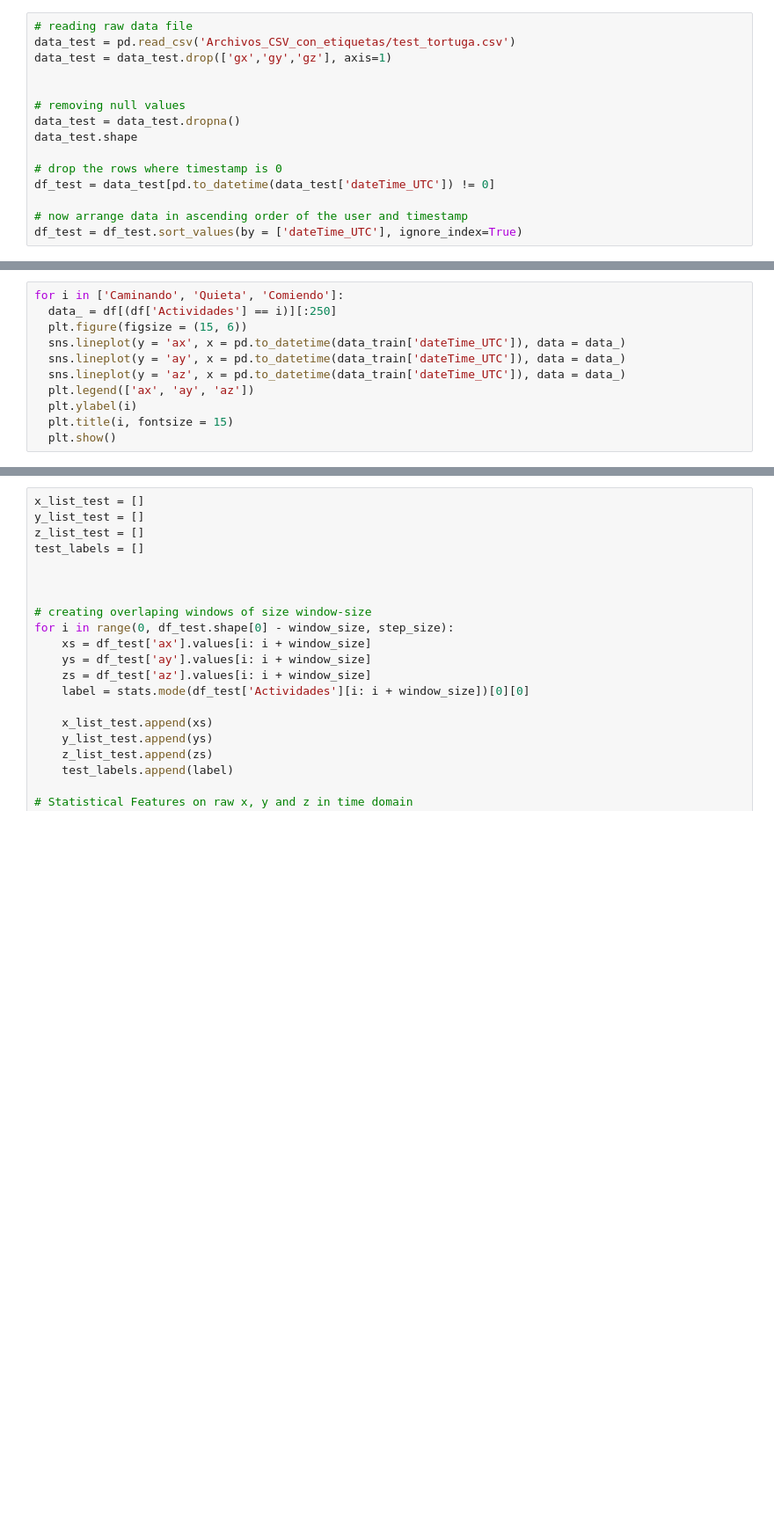
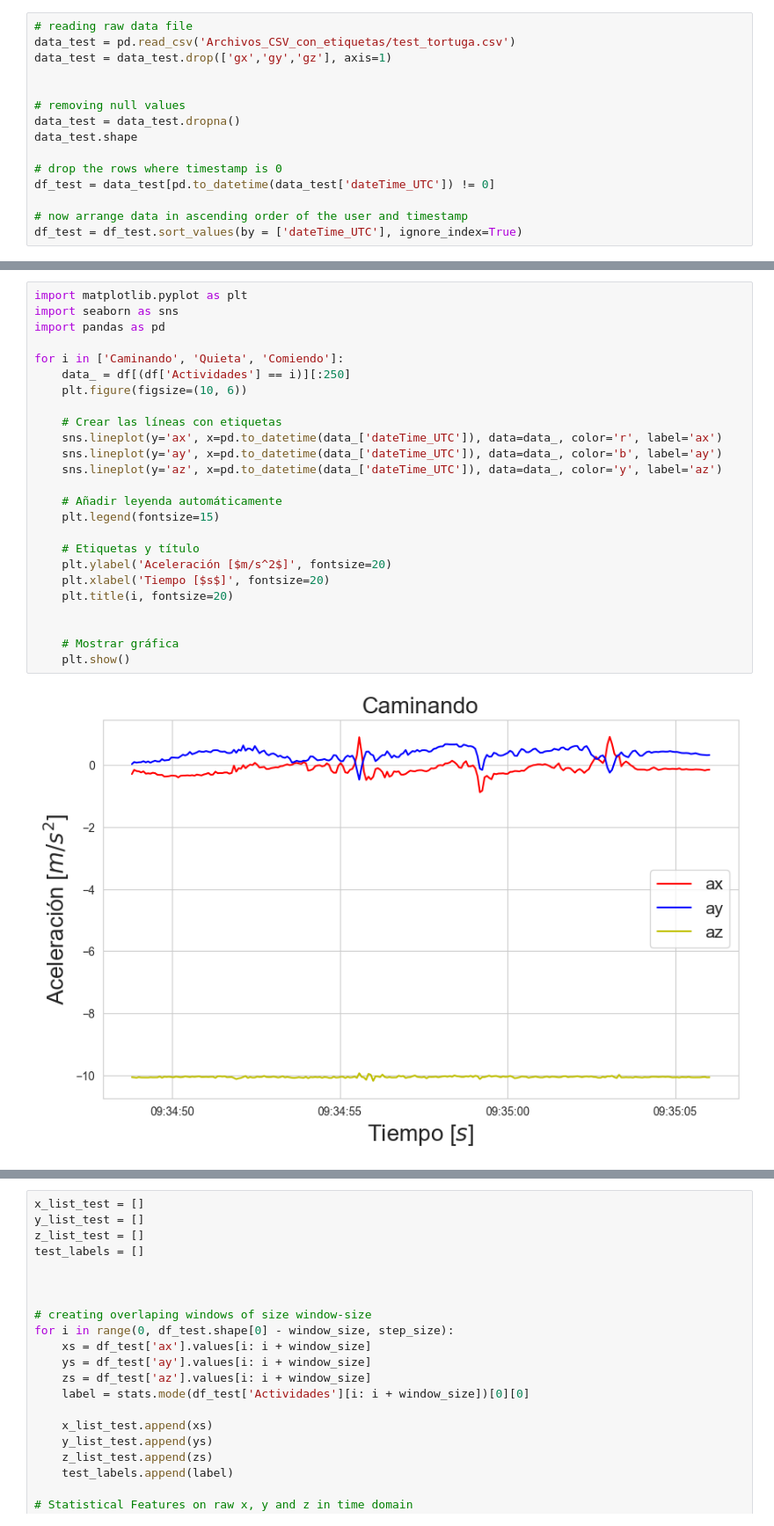
Before and after one commit to charli6080/Investigacion, a Jupyter notebook: Git_Investigacion/Machine_Learning/ML_tortuga_ventana_fija.ipynb, the cells around one changed output, grey strips where cells are left out. Shown at 88% size. Drawn from its saved outputs; the diff is of its cells as text; blank space fills up the shorter version.

```diff
--- a/Git_Investigacion/Machine_Learning/ML_tortuga_ventana_fija.ipynb
+++ b/Git_Investigacion/Machine_Learning/ML_tortuga_ventana_fija.ipynb
@@ -198,11 +209,27 @@ plt.show()
 # %%
+import matplotlib.pyplot as plt
+import seaborn as sns
+import pandas as pd
+
 for i in ['Caminando', 'Quieta', 'Comiendo']:
-  data_ = df[(df['Actividades'] == i)][:250]
-  plt.figure(figsize = (15, 6))
-  sns.lineplot(y = 'ax', x = pd.to_datetime(data_train['dateTime_UTC']), data = data_)
-  sns.lineplot(y = 'ay', x = pd.to_datetime(data_train['dateTime_UTC']), data = data_)
-  sns.lineplot(y = 'az', x = pd.to_datetime(data_train['dateTime_UTC']), data = data_)
-  plt.legend(['ax', 'ay', 'az'])
-  plt.ylabel(i)
-  plt.title(i, fontsize = 15)
-  plt.show()
+    data_ = df[(df['Actividades'] == i)][:250]
+    plt.figure(figsize=(10, 6))
+
+    # Crear las líneas con etiquetas
+    sns.lineplot(y='ax', x=pd.to_datetime(data_['dateTime_UTC']), data=data_, color='r', label='ax')
+    sns.lineplot(y='ay', x=pd.to_datetime(data_['dateTime_UTC']), data=data_, color='b', label='ay')
+    sns.lineplot(y='az', x=pd.to_datetime(data_['dateTime_UTC']), data=data_, color='y', label='az')
+
+    # Añadir leyenda automáticamente
+    plt.legend(fontsize=15)
+
+    # Etiquetas y título
+    plt.ylabel('Aceleración [$m/s^2$]', fontsize=20)
+    plt.xlabel('Tiempo [$s$]', fontsize=20)
+    plt.title(i, fontsize=20)
+
+
+    # Mostrar gráfica
+    plt.show()
+# %% [output]
+[figure, added]
```
Also changed, not shown: parts of 13 cells of this notebook, 5 other files.
